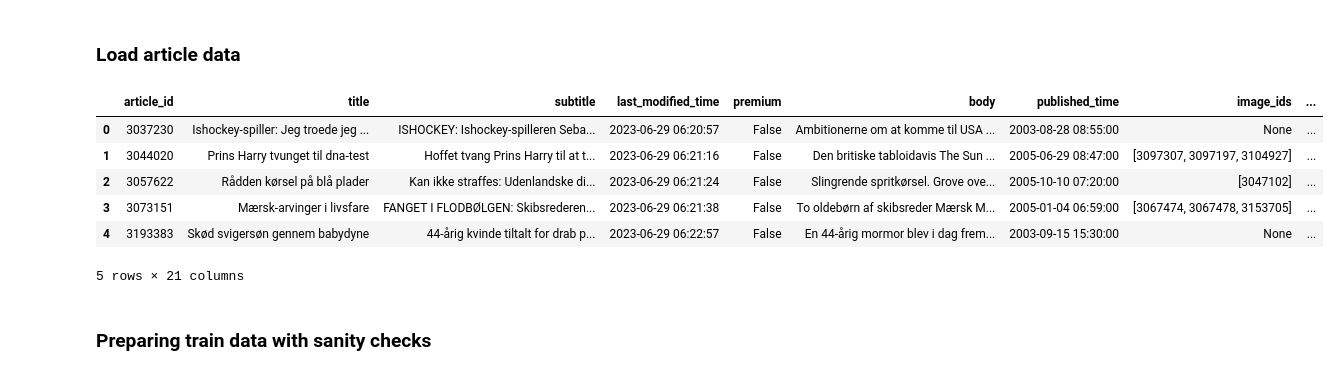
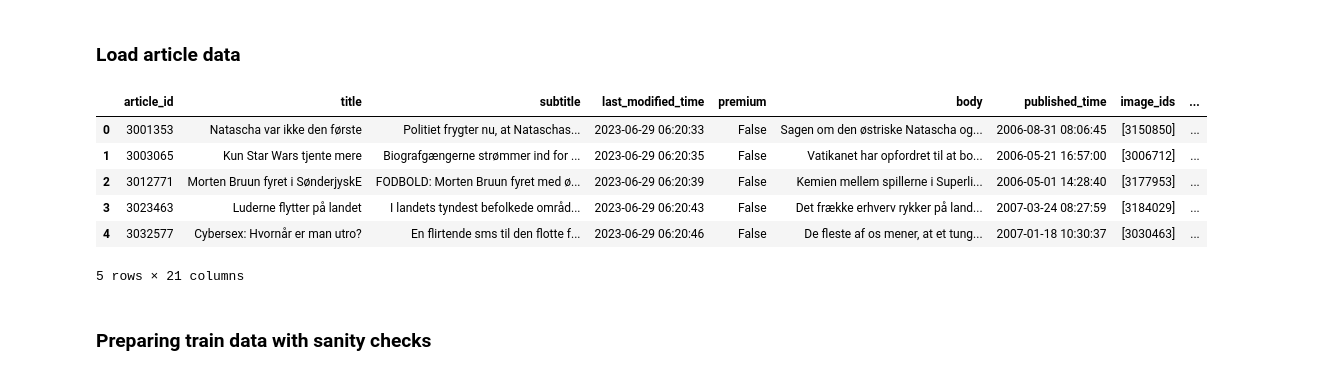
Before and after one commit to benceisonline/AAU-Project-6-Backend-2024, a Jupyter notebook: Collaborative_Filtering/LightFM_Dataprep.ipynb, the cells around one changed output. Saved outputs shown, nothing was run; the diff lists cells and outputs as text; code cells hidden in the pictures.

```diff
--- a/Collaborative_Filtering/LightFM_Dataprep.ipynb
+++ b/Collaborative_Filtering/LightFM_Dataprep.ipynb
@@ -54,15 +54,15 @@ import pandas as pd
 ### Load article data
 # %%
 # Load EBNeRD news dataset
-news = pd.read_parquet("./ebnerd_demo/articles.parquet")
+news = pd.read_parquet("./ebnerd_small/articles.parquet")
 news.head()
 # %% [output]
 |  | article_id | title | subtitle | last_modified_time | premium | body | published_time | image_ids | ... |
-| 0 | 3037230 | Ishockey-spiller: Jeg troede jeg ... | ISHOCKEY: Ishockey-spilleren Seba... | 2023-06-29 06:20:57 | False | Ambitionerne om at komme til USA ... | 2003-08-28 08:55:00 | None | ... |
-| 1 | 3044020 | Prins Harry tvunget til dna-test | Hoffet tvang Prins Harry til at t... | 2023-06-29 06:21:16 | False | Den britiske tabloidavis The Sun ... | 2005-06-29 08:47:00 | [3097307, 3097197, 3104927] | ... |
-| 2 | 3057622 | Rådden kørsel på blå plader | Kan ikke straffes: Udenlandske di... | 2023-06-29 06:21:24 | False | Slingrende spritkørsel. Grove ove... | 2005-10-10 07:20:00 | [3047102] | ... |
-| 3 | 3073151 | Mærsk-arvinger i livsfare | FANGET I FLODBØLGEN: Skibsrederen... | 2023-06-29 06:21:38 | False | To oldebørn af skibsreder Mærsk M... | 2005-01-04 06:59:00 | [3067474, 3067478, 3153705] | ... |
-| 4 | 3193383 | Skød svigersøn gennem babydyne | 44-årig kvinde tiltalt for drab p... | 2023-06-29 06:22:57 | False | En 44-årig mormor blev i dag frem... | 2003-09-15 15:30:00 | None | ... |
+| 0 | 3001353 | Natascha var ikke den første | Politiet frygter nu, at Nataschas... | 2023-06-29 06:20:33 | False | Sagen om den østriske Natascha og... | 2006-08-31 08:06:45 | [3150850] | ... |
+| 1 | 3003065 | Kun Star Wars tjente mere | Biografgængerne strømmer ind for ... | 2023-06-29 06:20:35 | False | Vatikanet har opfordret til at bo... | 2006-05-21 16:57:00 | [3006712] | ... |
+| 2 | 3012771 | Morten Bruun fyret i SønderjyskE | FODBOLD: Morten Bruun fyret med ø... | 2023-06-29 06:20:39 | False | Kemien mellem spillerne i Superli... | 2006-05-01 14:28:40 | [3177953] | ... |
+| 3 | 3023463 | Luderne flytter på landet | I landets tyndest befolkede områd... | 2023-06-29 06:20:43 | False | Det frække erhverv rykker på land... | 2007-03-24 08:27:59 | [3184029] | ... |
+| 4 | 3032577 | Cybersex: Hvornår er man utro? | En flirtende sms til den flotte f... | 2023-06-29 06:20:46 | False | De fleste af os mener, at et tung... | 2007-01-18 10:30:37 | [3030463] | ... |
 5 rows × 21 columns
 # %% [markdown]
 ### Preparing train data with sanity checks
```
Also changed, not shown: parts of 21 cells of this notebook, 5 other files.
